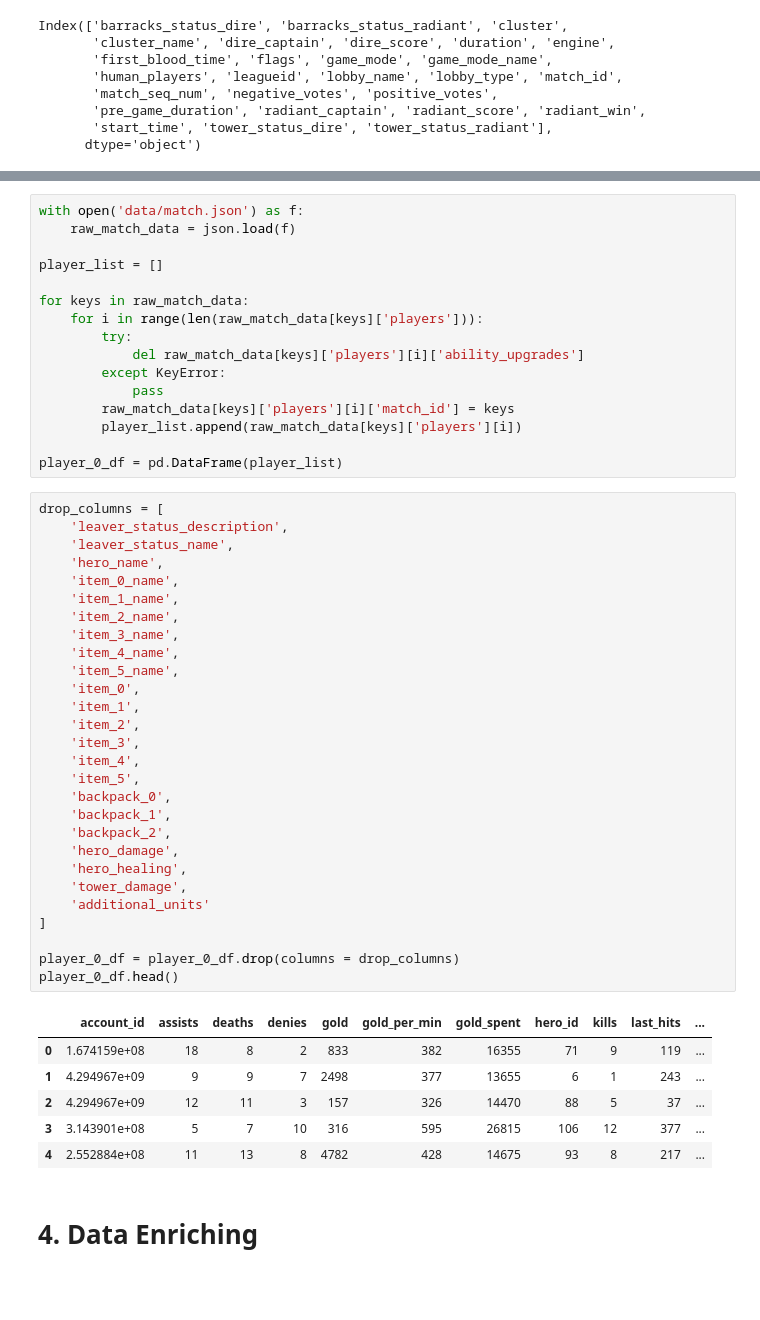
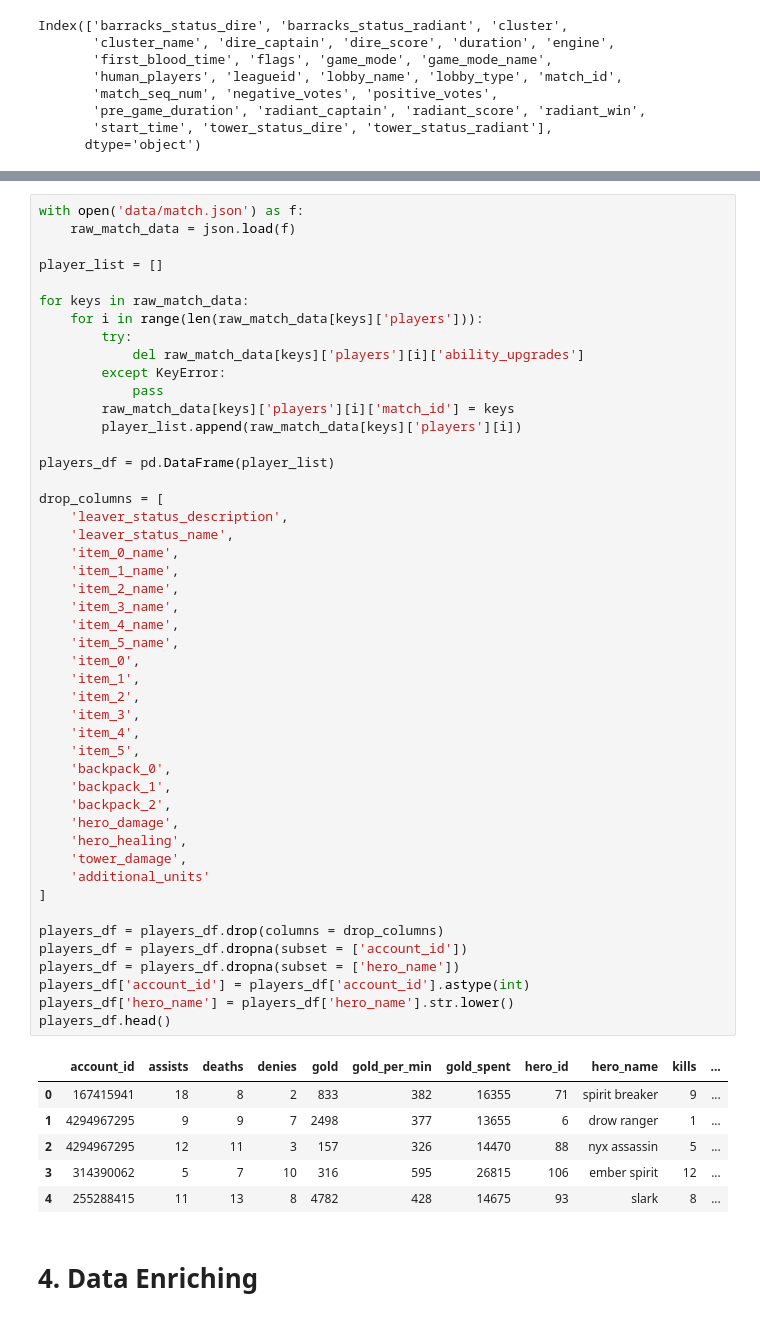
Before and after one commit to Samuel-Campbell/dota2, a Jupyter notebook: src/Dota2_Analysis.ipynb, the cells around one changed output, grey strips where cells are left out. Drawn from its saved outputs; the diff is of its cells as text; blank space fills up the shorter version.

Commit message:
enriched player data

```diff
--- a/src/Dota2_Analysis.ipynb
+++ b/src/Dota2_Analysis.ipynb
@@ -470,53 +472,56 @@ match_df.head()
 # %%
 with open('data/match.json') as f:
     raw_match_data = json.load(f)
 
 player_list = []
 
 for keys in raw_match_data:
     for i in range(len(raw_match_data[keys]['players'])):
         try:
             del raw_match_data[keys]['players'][i]['ability_upgrades']
         except KeyError:
             pass
         raw_match_data[keys]['players'][i]['match_id'] = keys
         player_list.append(raw_match_data[keys]['players'][i])
 
-player_0_df = pd.DataFrame(player_list)
+players_df = pd.DataFrame(player_list)
+
+drop_columns = [
+    'leaver_status_description',
+    'leaver_status_name',
+    'item_0_name',
+    'item_1_name',
+    'item_2_name',
+    'item_3_name',
+    'item_4_name',
+    'item_5_name',
+    'item_0',
+    'item_1',
+    'item_2',
+    'item_3',
+    'item_4',
+    'item_5',
+    'backpack_0',
+    'backpack_1',
+    'backpack_2',
+    'hero_damage',
+    'hero_healing',
+    'tower_damage',
+    'additional_units'
+]
+
+players_df = players_df.drop(columns = drop_columns)
+players_df = players_df.dropna(subset = ['account_id'])
+players_df = players_df.dropna(subset = ['hero_name'])
+players_df['account_id'] = players_df['account_id'].astype(int)
+players_df['hero_name'] = players_df['hero_name'].str.lower()
+players_df.head()
+# %% [output]
+|  | account_id | assists | deaths | denies | gold | gold_per_min | gold_spent | hero_id | hero_name | kills | ... |
+| 0 | 167415941 | 18 | 8 | 2 | 833 | 382 | 16355 | 71 | spirit breaker | 9 | ... |
+| 1 | 4294967295 | 9 | 9 | 7 | 2498 | 377 | 13655 | 6 | drow ranger | 1 | ... |
+| 2 | 4294967295 | 12 | 11 | 3 | 157 | 326 | 14470 | 88 | nyx assassin | 5 | ... |
+| 3 | 314390062 | 5 | 7 | 10 | 316 | 595 | 26815 | 106 | ember spirit | 12 | ... |
+| 4 | 255288415 | 11 | 13 | 8 | 4782 | 428 | 14675 | 93 | slark | 8 | ... |
-# %%
-drop_columns = [
-    'leaver_status_description',
-    'leaver_status_name',
-    'hero_name',
-    'item_0_name',
-    'item_1_name',
-    'item_2_name',
-    'item_3_name',
-    'item_4_name',
-    'item_5_name',
-    'item_0',
-    'item_1',
-    'item_2',
-    'item_3',
-    'item_4',
-    'item_5',
-    'backpack_0',
-    'backpack_1',
-    'backpack_2',
-    'hero_damage',
-    'hero_healing',
-    'tower_damage',
-    'additional_units'
-]
-
-player_0_df = player_0_df.drop(columns = drop_columns)
-player_0_df.head()
-# %% [output]
-|  | account_id | assists | deaths | denies | gold | gold_per_min | gold_spent | hero_id | kills | last_hits | ... |
-| 0 | 1.674159e+08 | 18 | 8 | 2 | 833 | 382 | 16355 | 71 | 9 | 119 | ... |
-| 1 | 4.294967e+09 | 9 | 9 | 7 | 2498 | 377 | 13655 | 6 | 1 | 243 | ... |
-| 2 | 4.294967e+09 | 12 | 11 | 3 | 157 | 326 | 14470 | 88 | 5 | 37 | ... |
-| 3 | 3.143901e+08 | 5 | 7 | 10 | 316 | 595 | 26815 | 106 | 12 | 377 | ... |
-| 4 | 2.552884e+08 | 11 | 13 | 8 | 4782 | 428 | 14675 | 93 | 8 | 217 | ... |
 # %% [markdown]
 # 4. Data Enriching
```
Also changed, not shown: parts of 7 cells of this notebook, 4 other files.
